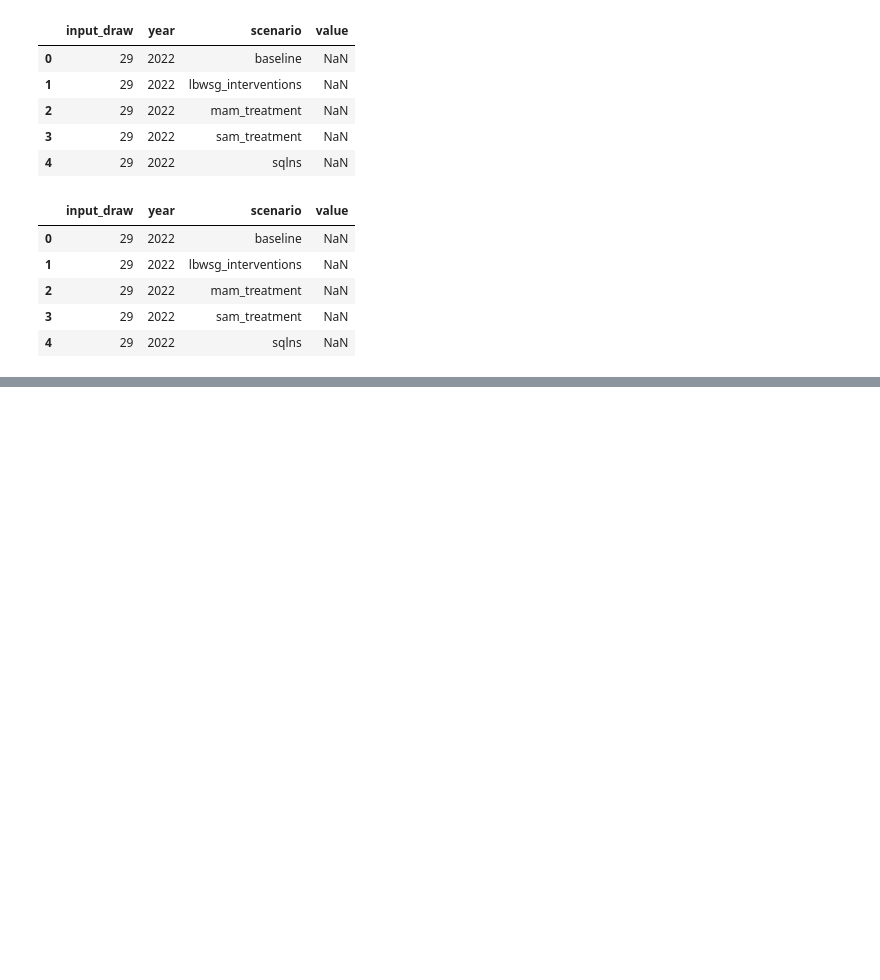
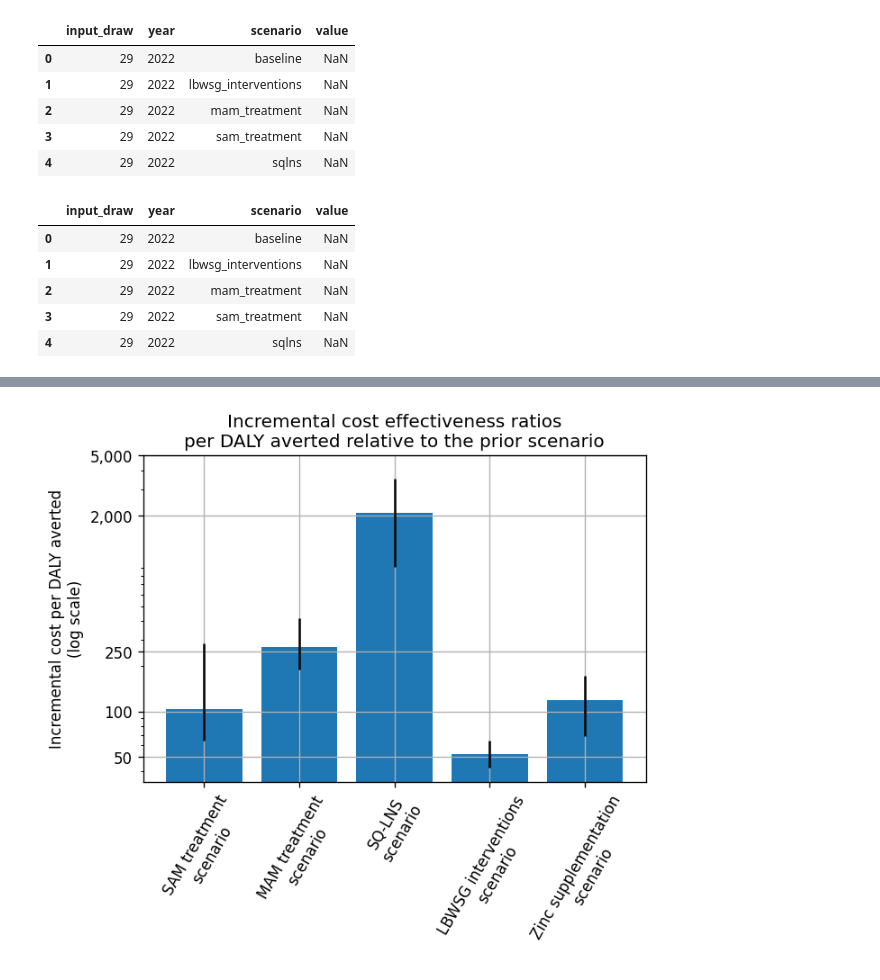
Before and after one commit to ihmeuw/vivarium_research_ciff_sam, a Jupyter notebook: results/7.1.0_intervention_counts_in_2026_FOR_FINAL_REPORT.ipynb, the cells around one changed output, grey strips where cells are left out. Saved outputs shown, nothing was run; the diff lists cells and outputs as text; code cells hidden in the pictures; blank space fills up the shorter version.

```diff
--- a/results/7.1.0_intervention_counts_in_2026_FOR_FINAL_REPORT.ipynb
+++ b/results/7.1.0_intervention_counts_in_2026_FOR_FINAL_REPORT.ipynb
@@ -690,0 +704,5 @@ def plot_icers(dataframe, label, title, ylim):
+# %%
+plot_icers(cascading_icers, 'Incremental cost per DALY averted\n(log scale)',
+           'Incremental cost effectiveness ratios\nper DALY averted relative to the prior scenario',4500)
+# %% [output]
+[figure, added]
```
Also changed, not shown: parts of 14 cells of this notebook, 24 other files.
